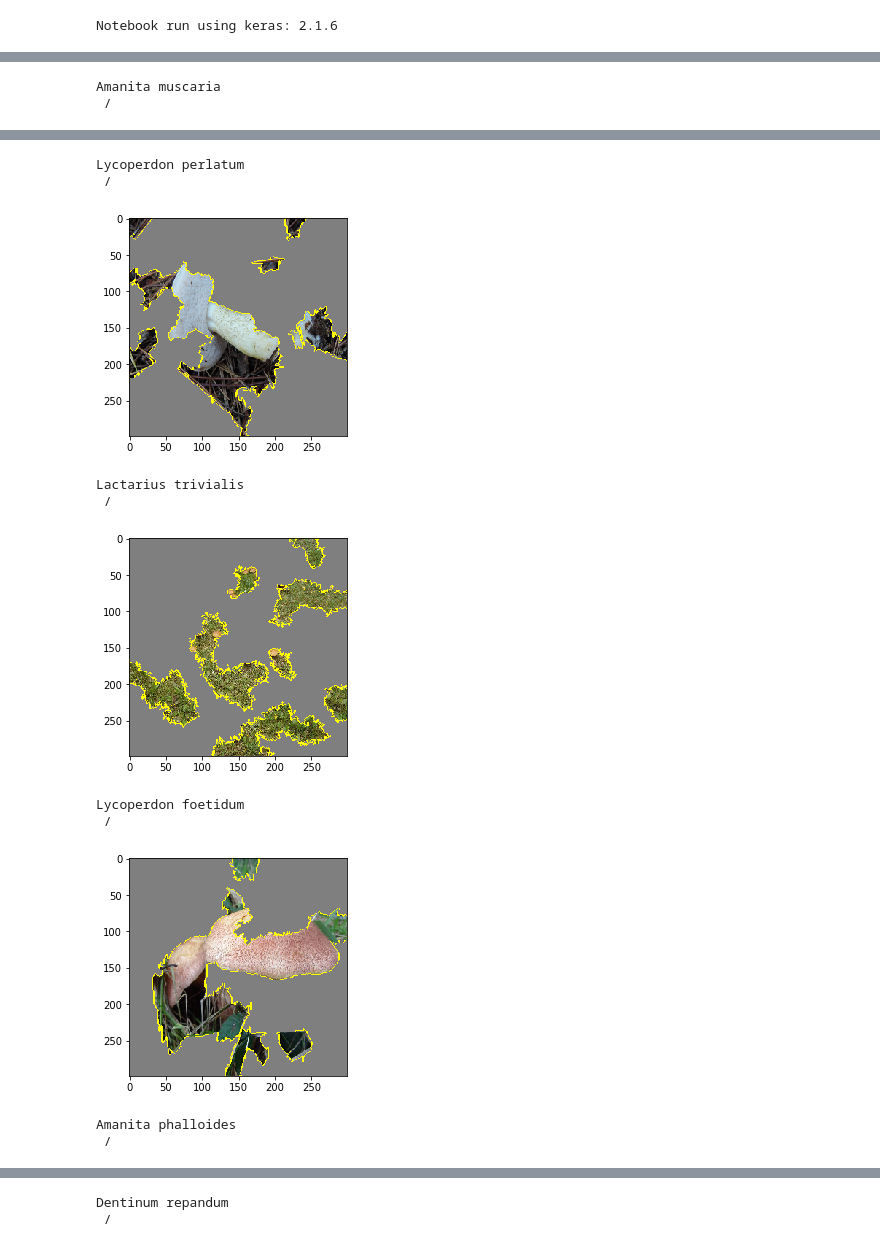
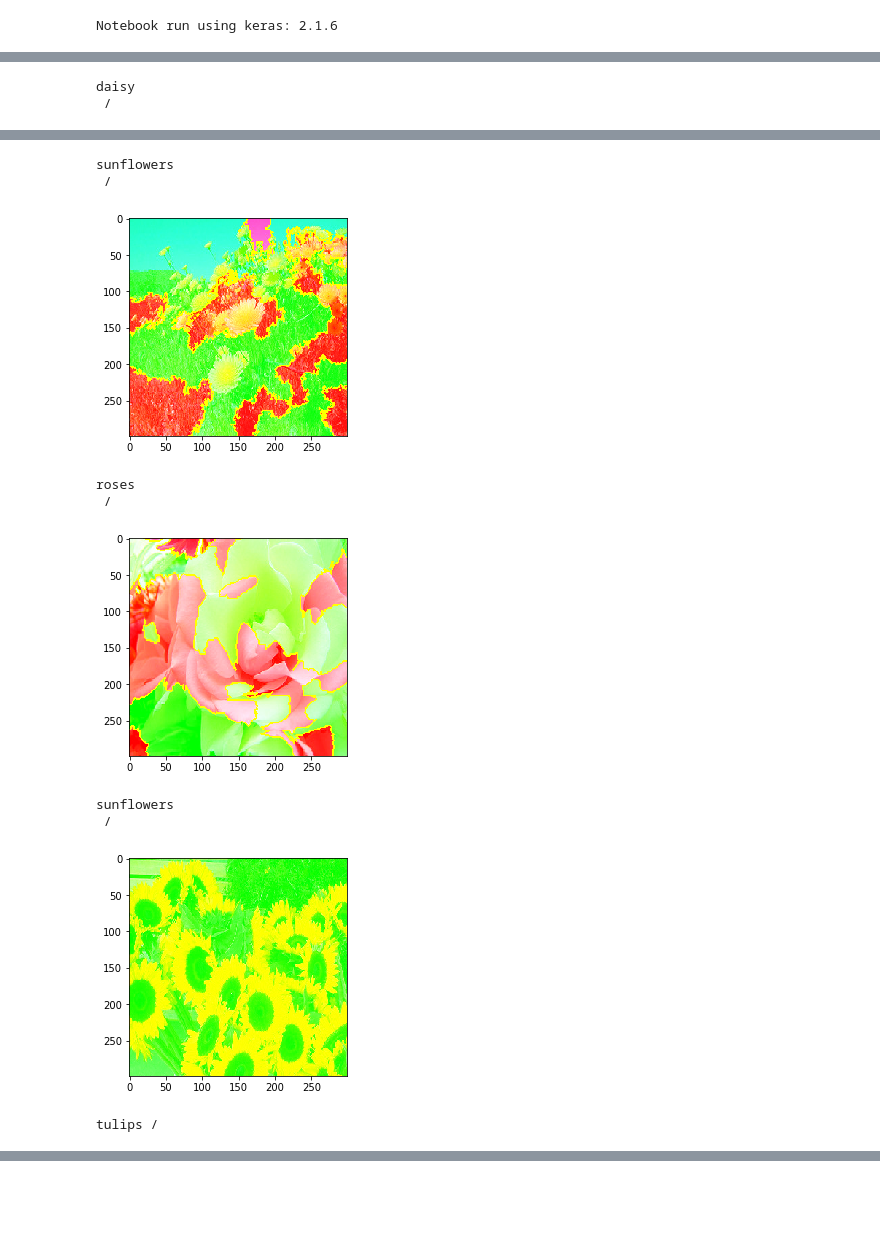
Before and after one commit to LudwigSchallner/limeandcnn, a Jupyter notebook: LIME.ipynb, the cells around one changed output, grey strips where cells are left out. Saved outputs shown, nothing was run; the diff lists cells and outputs as text; code cells hidden in the pictures; blank space fills up the shorter version.

Commit message:
Revert "Data Upload"
This reverts commit c1de9f5baf657e7c48a78c5b810101792533b873.

```diff
--- a/LIME.ipynb
+++ b/LIME.ipynb
@@ -18,10 +18,12 @@ Using TensorFlow backend.
 Notebook run using keras: 2.1.6
 # %%
 img_size = 299
-path_to_labels = os.path.join('sonstiges','mushroom_labels.txt')
-#path_to_file = os.path.join('trainedModels','retrain')
-file_name = os.path.join('trainedModels','retrain',
-                         'mushrooms_realtrain_26-06-18 21:40__Epochs12_Steps850_ImageSize299_BatchSize128')
+data_type = 'flowers'
+path_to_labels = os.path.join('labels', data_type+'.txt')
+file_name = os.path.join('trainedModels',
+                         data_type,
+                         'completetrain',
+                         '28-06-18 13:29__Epochs12_Steps188_ImageSize299_BatchSize16')
 def getHighestID(preds):
     id = 0
     max = -1
@@ -75,11 +77,19 @@ Model loaded> trainedModels/retrain/mushrooms_realtrain_26-06-18 21:40__Epochs12
 # %%
-images = transform_img_fn([os.path.join('data','Amanita muscaria.jpg'),
+if data_type == 'mushrooms':
+    images = transform_img_fn([os.path.join('data','Amanita muscaria.jpg'),
                            os.path.join('data','Tylopilus felleus.jpg'),
                            os.path.join('data','Suillus grevillei var. grevillei.jpg'),
                            os.path.join('data','Tricholomopsis rutilans.jpg'),
                            os.path.join('data','Xerocomus subtomentosus.jpg'),
                            os.path.join('data','Lepista nuda.jpg')
                           ])
+elif data_type == 'flowers':
+    images = transform_img_fn([os.path.join('data','daisy.jpg'),
+                           os.path.join('data','danelion.jpg'),
+                           os.path.join('data','rose.jpg'),
+                           os.path.join('data','sunflowers.jpg'),
+                           os.path.join('data','tulips.jpg')
+                          ])
 preds = my_model.predict(images)
 # %%
 for i in range(len(images)):
@@ -151,13 +155,13 @@ Wall time: 1min 20s
 # %%
 for i in range(len(explantions)):
     temp, mask = explantions[i].get_image_and_mask(getHighestID(preds[i]),
-                                                   #positive_only=False,
+                                                   positive_only=False,
                                                    hide_rest=True,
-                                                   num_features=20)
+                                                   num_features=100)
     print(getLabelById(getHighestID(preds[i])) + " / ") #ToDO: getFileName
     plt.figure()
     plt.imshow(mark_boundaries(temp / 2 + 0.5, mask))
     plt.show()
 # %% [output]
-Amanita muscaria
+daisy
  /
@@ -165,11 +169,10 @@ Amanita muscaria
-Lycoperdon perlatum
+sunflowers
  /
-[figure, old version]
+[figure, new version]
-Lactarius trivialis
+roses
  /
-[figure, old version]
+[figure, new version]
-Lycoperdon foetidum
+sunflowers
  /
-[figure, old version]
+[figure, new version]
-Amanita phalloides
- /
+tulips /
@@ -177,2 +179,0 @@ Amanita phalloides
-Dentinum repandum
- /
```
Also changed, not shown: parts of 4 cells of this notebook, 2 other files.
